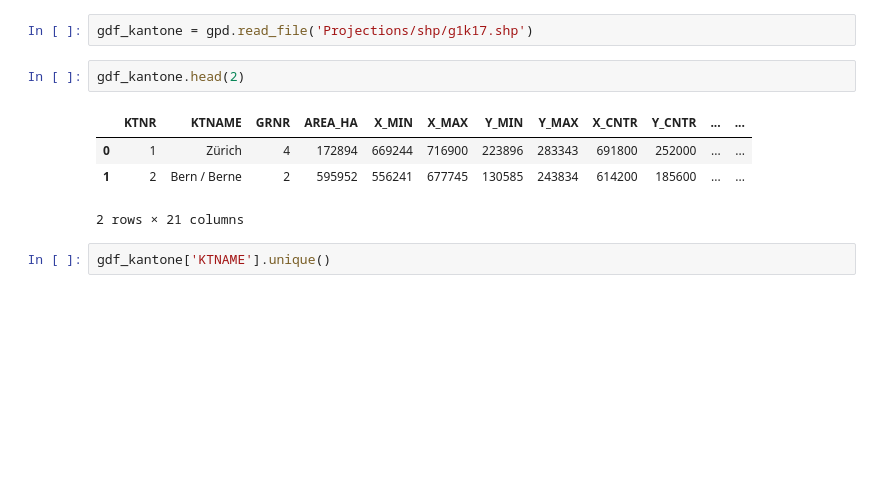
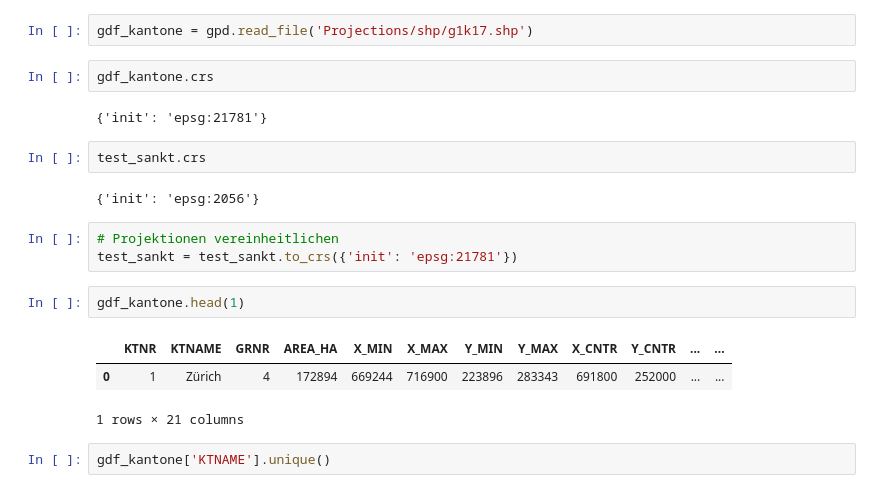
Before and after one commit to katrinnidzwetzki/cas-ddj-abschlussarbeit, a Jupyter notebook: 04_ortsnamen_heiligennamen.ipynb, the cells around one changed output. Saved outputs shown, nothing was run; the diff lists cells and outputs as text; blank space fills up the shorter version.

```diff
--- a/04_ortsnamen_heiligennamen.ipynb
+++ b/04_ortsnamen_heiligennamen.ipynb
@@ -198,12 +235,22 @@ sankt
 # %%
 gdf_kantone = gpd.read_file('Projections/shp/g1k17.shp')
+# %%
+gdf_kantone.crs
+# %% [output]
+{'init': 'epsg:21781'}
+# %%
+test_sankt.crs
+# %% [output]
+{'init': 'epsg:2056'}
+# %%
+# Projektionen vereinheitlichen
+test_sankt = test_sankt.to_crs({'init': 'epsg:21781'})
 # %%
-gdf_kantone.head(2)
+gdf_kantone.head(1)
 # %% [output]
 |  | KTNR | KTNAME | GRNR | AREA_HA | X_MIN | X_MAX | Y_MIN | Y_MAX | X_CNTR | Y_CNTR | ... | ... |
 | 0 | 1 | Zürich | 4 | 172894 | 669244 | 716900 | 223896 | 283343 | 691800 | 252000 | ... | ... |
-| 1 | 2 | Bern / Berne | 2 | 595952 | 556241 | 677745 | 130585 | 243834 | 614200 | 185600 | ... | ... |
-2 rows × 21 columns
+1 rows × 21 columns
 # %%
 gdf_kantone['KTNAME'].unique()
 # %% [output]
```
Also changed, not shown: parts of 54 cells of this notebook, 2 other files.
